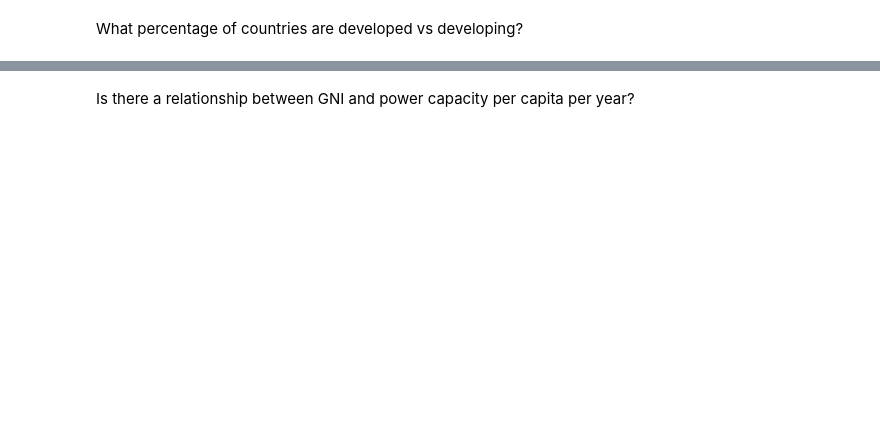
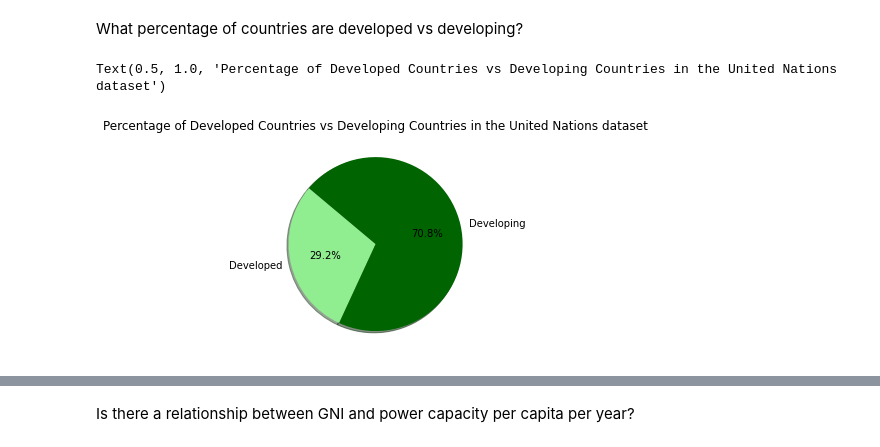
Before and after one commit to Carly-Jane/International_Power_Rangers, a Jupyter notebook: clean_up_notebook.ipynb, the cells around one changed output, grey strips where cells are left out. Saved outputs shown, nothing was run; the diff lists cells and outputs as text; code cells hidden in the pictures; blank space fills up the shorter version.

```diff
--- a/clean_up_notebook.ipynb
+++ b/clean_up_notebook.ipynb
@@ -325,2 +347,27 @@ bottom_producing_countries
 # %% [markdown]
 What percentage of countries are developed vs developing?
+# %%
+# Generate a pie plot showing the distribution of developed versus developing countries in the dataset
+
+number_of_developed_countries = len(country_power_capacity_per_capita_df.loc[country_power_capacity_per_capita_df["Country Status"] == "Developed"])
+number_of_developed_countries
+
+number_of_developing_countries = len(country_power_capacity_per_capita_df.loc[country_power_capacity_per_capita_df["Country Status"] == "Developing"])
+number_of_developing_countries
+
+# Labels for the sections of our pie chart
+labels = ["Developed", "Developing"]
+
+# The values of each section of the pie chart
+sizes = [number_of_developed_countries, number_of_developing_countries]
+
+# The colors of each section of the pie chart
+colors = ["lightgreen", "darkgreen"]
+
+# Creates the pie chart based upon the values above
+# Automatically finds the percentages of each part of the pie chart
+plt.pie(sizes, labels=labels, colors=colors, autopct="%1.1f%%", shadow=True, startangle=140)
+plt.title("Percentage of Developed Countries vs Developing Countries in the United Nations dataset")
+# %% [output]
+Text(0.5, 1.0, 'Percentage of Developed Countries vs Developing Countries in the United Nations dataset')
+[figure, added]
```
Also changed, not shown: parts of 9 cells of this notebook.
